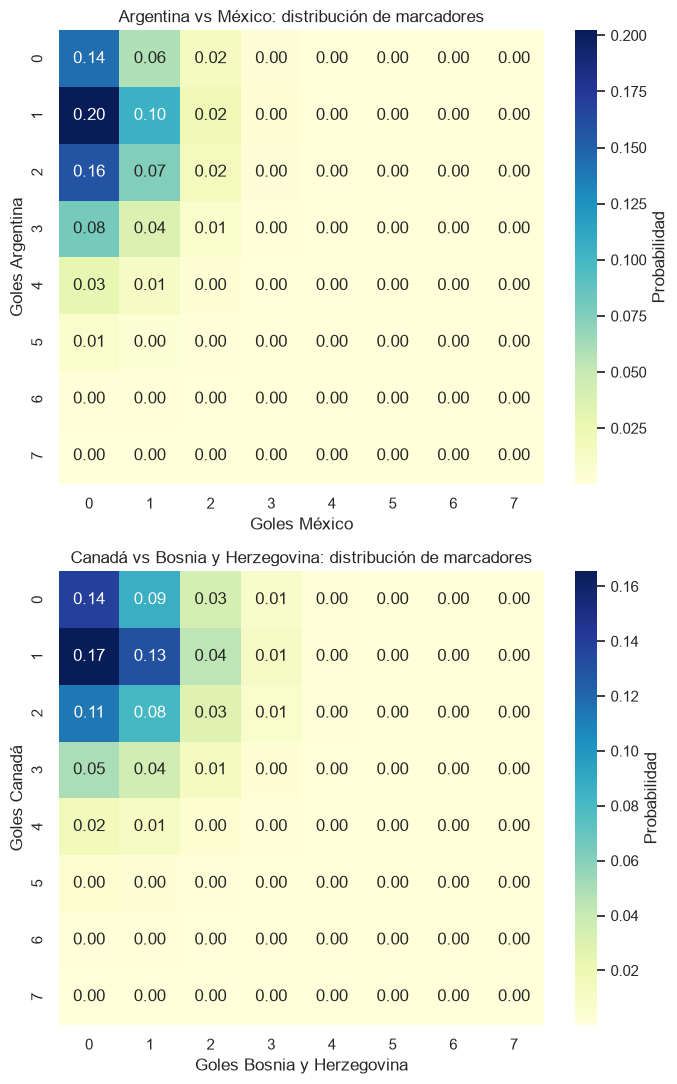
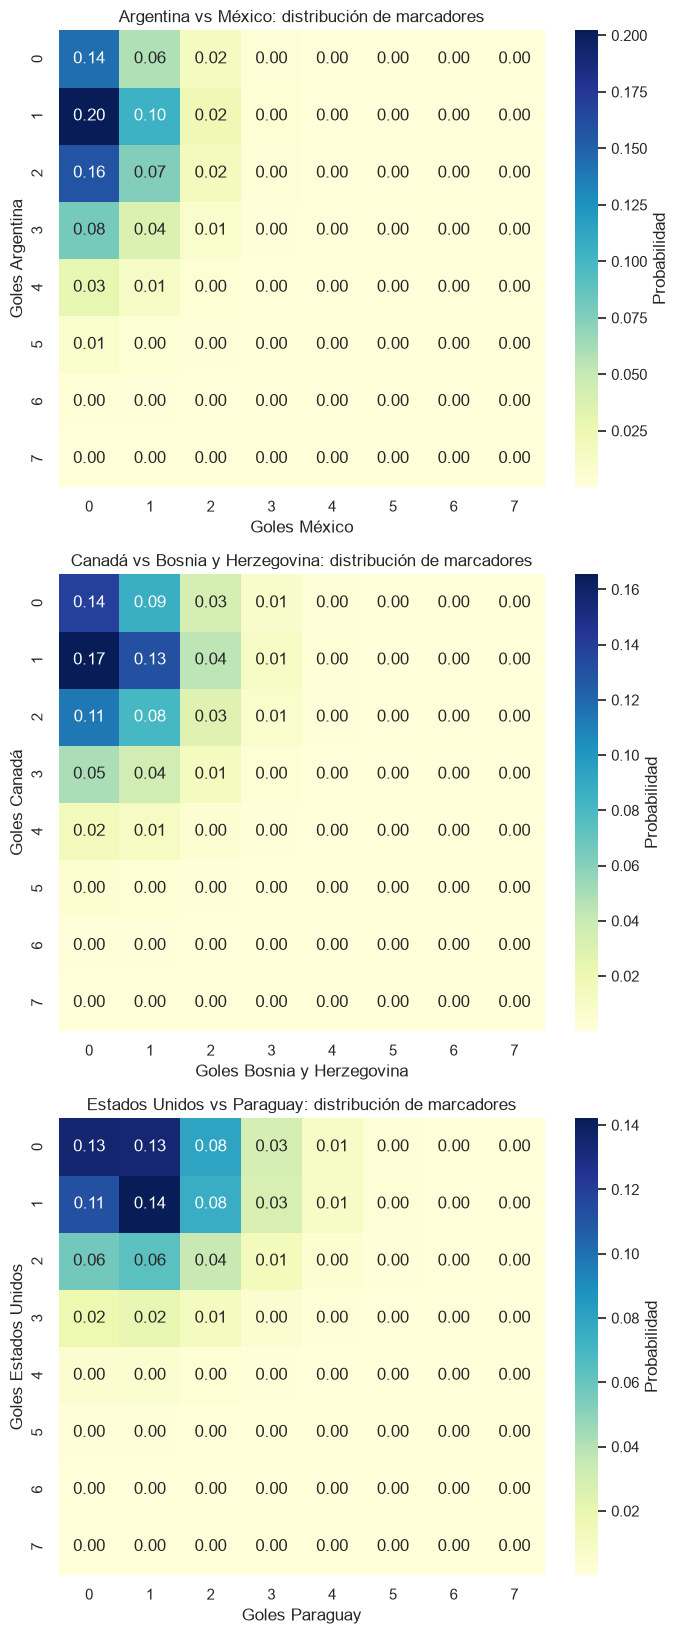
The notebook cell's code change between the first figure and the second:
--- before
+++ after
@@ -5,4 +5,5 @@
     ('argentina', 'mexico', True, ctx_neutral),
     ('canada', 'bosnia-and-herzegovina', True, ctx_neutral),
+    ('united-states', 'paraguay', True, ctx_neutral),
     ('mexico', 'canada', False, ctx_host),
     ('spain', 'france', True, ctx_neutral),
@@ -22,11 +23,15 @@
 arg_lam, arg_mu = predict_lambdas('argentina', 'mexico', ctx_neutral)
 can_lam, can_mu = predict_lambdas('canada', 'bosnia-and-herzegovina', ctx_neutral)
+usa_lam, usa_mu = predict_lambdas('united-states', 'paraguay', ctx_neutral)
 arg_matrix = score_matrix(arg_lam, arg_mu, model.rho, max_goals=7)
 can_matrix = score_matrix(can_lam, can_mu, model.rho, max_goals=7)
-fig, axes = plt.subplots(2, 1, figsize=(7, 11))
+usa_matrix = score_matrix(usa_lam, usa_mu, model.rho, max_goals=7)
+fig, axes = plt.subplots(3, 1, figsize=(7, 16.5))
 sns.heatmap(arg_matrix, cmap='YlGnBu', annot=True, fmt='.2f', cbar_kws={'label': 'Probabilidad'}, ax=axes[0])
 axes[0].set(title='Argentina vs México: distribución de marcadores', xlabel='Goles México', ylabel='Goles Argentina')
 sns.heatmap(can_matrix, cmap='YlGnBu', annot=True, fmt='.2f', cbar_kws={'label': 'Probabilidad'}, ax=axes[1])
 axes[1].set(title='Canadá vs Bosnia y Herzegovina: distribución de marcadores', xlabel='Goles Bosnia y Herzegovina', ylabel='Goles Canadá')
+sns.heatmap(usa_matrix, cmap='YlGnBu', annot=True, fmt='.2f', cbar_kws={'label': 'Probabilidad'}, ax=axes[2])
+axes[2].set(title='Estados Unidos vs Paraguay: distribución de marcadores', xlabel='Goles Paraguay', ylabel='Goles Estados Unidos')
 plt.tight_layout()
 examples.round(4)

Commit: docs(notebook): add United States Paraguay simulation